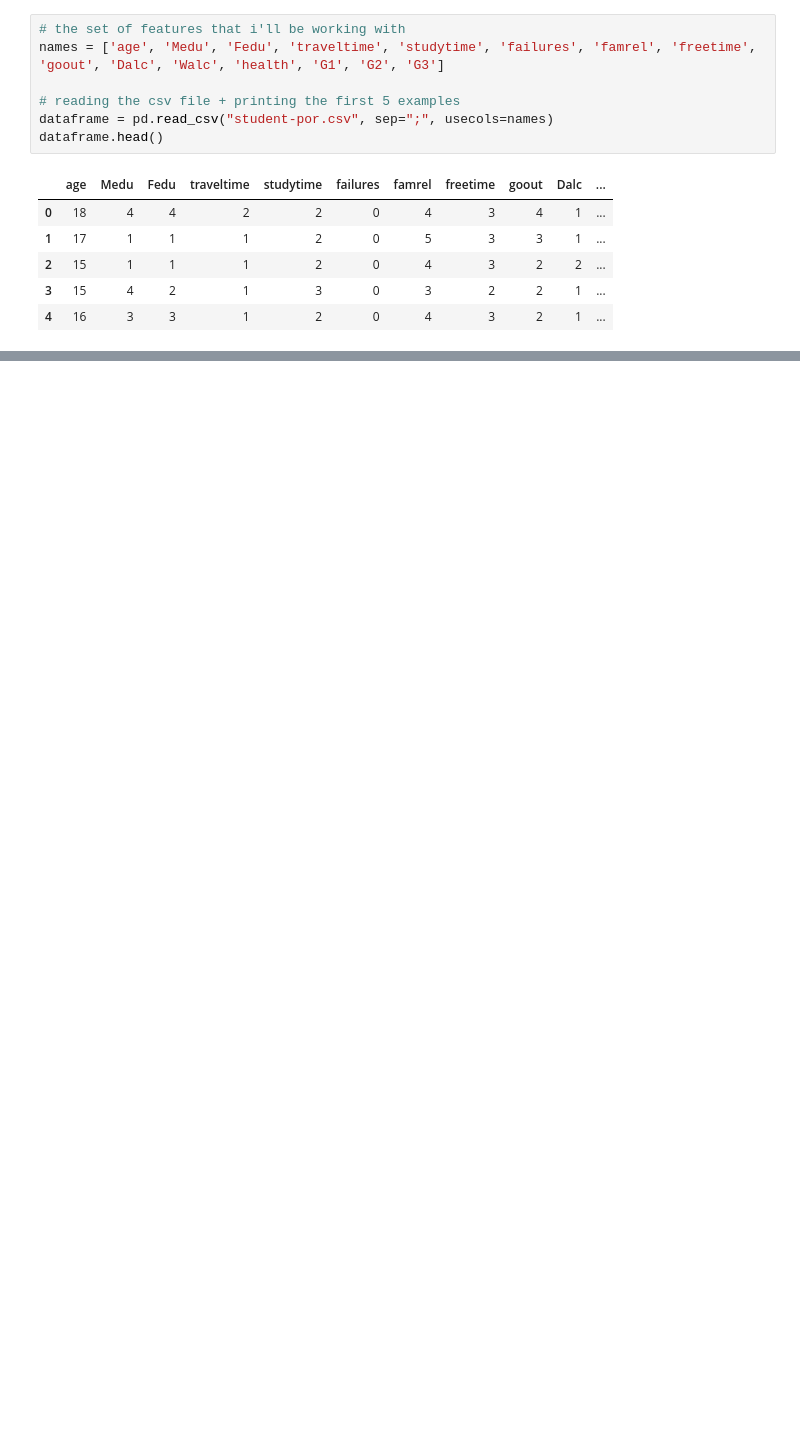
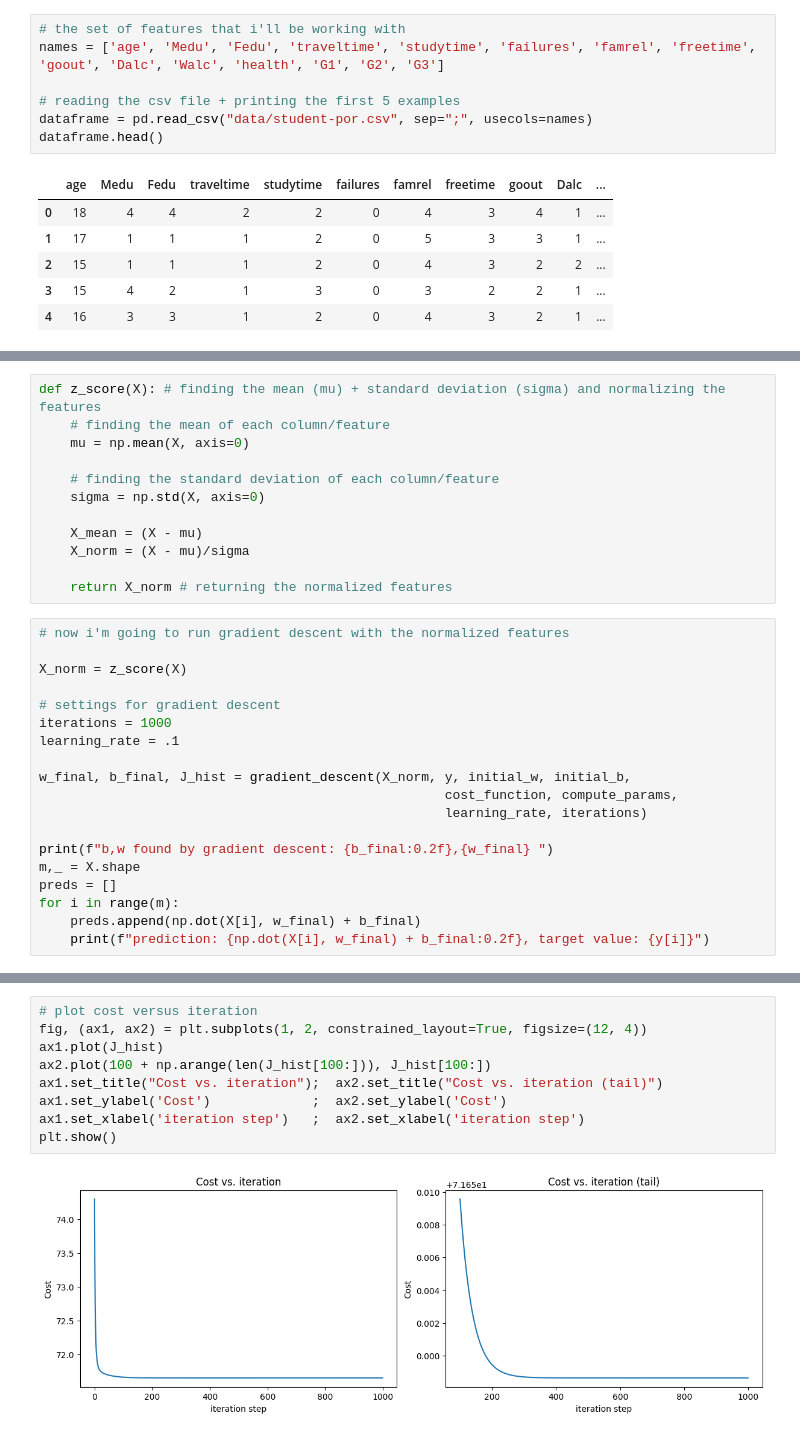
Before and after one commit to ayoayoagboola/student-performance-prediction, a Jupyter notebook: code.ipynb, the cells around one changed output, grey strips where cells are left out. Saved outputs shown, nothing was run; the diff lists cells and outputs as text; blank space fills up the shorter version.

```diff
--- a/code.ipynb
+++ b/code.ipynb
@@ -18,7 +20,7 @@ import matplotlib.pyplot as plt
 names = ['age', 'Medu', 'Fedu', 'traveltime', 'studytime', 'failures', 'famrel', 'freetime', 'goout', 'Dalc', 'Walc', 'health', 'G1', 'G2', 'G3']
 
 # reading the csv file + printing the first 5 examples
-dataframe = pd.read_csv("student-por.csv", sep=";", usecols=names)
+dataframe = pd.read_csv("data/student-por.csv", sep=";", usecols=names)
 dataframe.head()
 # %% [output]
 |  | age | Medu | Fedu | traveltime | studytime | failures | famrel | freetime | goout | Dalc | ... |
@@ -36,0 +238,31 @@ y = data[:, -1]
+# %%
+def z_score(X): # finding the mean (mu) + standard deviation (sigma) and normalizing the features
+    # finding the mean of each column/feature
+    mu = np.mean(X, axis=0)
+
+    # finding the standard deviation of each column/feature
+    sigma = np.std(X, axis=0)
+
+    X_mean = (X - mu)
+    X_norm = (X - mu)/sigma
+
+    return X_norm # returning the normalized features
+# %%
+# now i'm going to run gradient descent with the normalized features
+
+X_norm = z_score(X)
+
+# settings for gradient descent
+iterations = 1000
+learning_rate = .1
+
+w_final, b_final, J_hist = gradient_descent(X_norm, y, initial_w, initial_b,
+                                                    cost_function, compute_params,
+                                                    learning_rate, iterations)
+
+print(f"b,w found by gradient descent: {b_final:0.2f},{w_final} ")
+m,_ = X.shape
+preds = []
+for i in range(m):
+    preds.append(np.dot(X[i], w_final) + b_final)
+    print(f"prediction: {np.dot(X[i], w_final) + b_final:0.2f}, target value: {y[i]}")
@@ -36,0 +287,11 @@ y = data[:, -1]
+# %%
+# plot cost versus iteration
+fig, (ax1, ax2) = plt.subplots(1, 2, constrained_layout=True, figsize=(12, 4))
+ax1.plot(J_hist)
+ax2.plot(100 + np.arange(len(J_hist[100:])), J_hist[100:])
+ax1.set_title("Cost vs. iteration");  ax2.set_title("Cost vs. iteration (tail)")
+ax1.set_ylabel('Cost')             ;  ax2.set_ylabel('Cost')
+ax1.set_xlabel('iteration step')   ;  ax2.set_xlabel('iteration step')
+plt.show()
+# %% [output]
+[figure, added]
```
Also changed, not shown: parts of 20 cells of this notebook.
